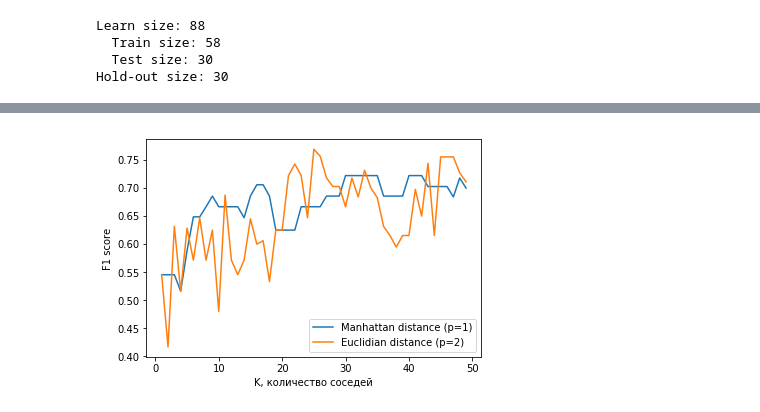
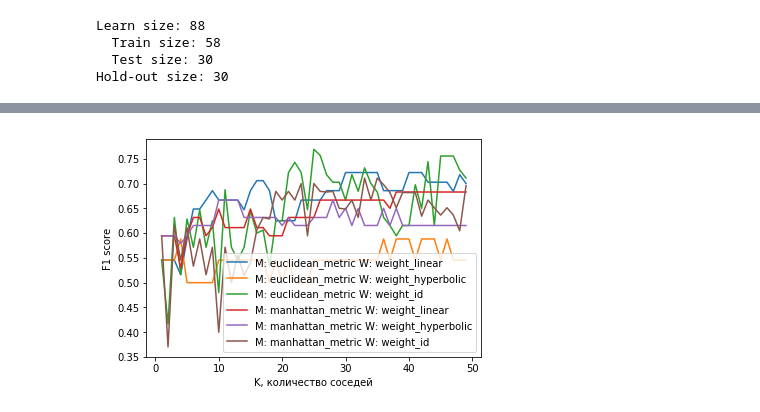
Before and after one commit to sultanko/ml_hw, a Jupyter notebook: hw1/hw1.ipynb, the cells around one changed output, grey strips where cells are left out. Drawn from its saved outputs; the diff is of its cells as text; code cells hidden in the pictures.

```diff
--- a/hw1/hw1.ipynb
+++ b/hw1/hw1.ipynb
@@ -20,24 +19,17 @@ data['Z2'] = ((data['X'] - data['X'].mean())**2 + (data['Y'] - data['Y'].mean())
 # %%
-# TODO: It would be a nice idea to implement KNNClassifier
-# TODO: using k-d trees.
-# accuracy and f1_score usage
-
 def euclidean_metric(x, y):
     return np.linalg.norm(x - y, 2)
 
 def manhattan_metric(x, y):
     return np.linalg.norm(x - y, 1)
 
-def weight0(x, k):
+def weight_linear(x, k):
     return k - x
 
-def weight1(x, k):
+def weight_hyperbolic(x, k):
     return 1./x
 
-def weight2(x, k):
-    return 1./(x**2)
-
-def weight3(x, k):
+def weight_id(x, k):
     return 1
 
 def accuracy(y_true, y_pred):
@@ -51,7 +43,7 @@ def f1_sc(y_true, y_pred):
     prec = tp / (tp + fp)
     return 2 * prec * rec / (prec + rec)
 
-class KNNClassifier(object):
+class KNNClassifier(BaseEstimator):
     def __init__(self, k=1, metric=euclidean_metric, weight=weight0):
         self.k = k
         self.metric = metric
@@ -59,11 +51,13 @@ class KNNClassifier(object):
 
     def get_params(self, deep=False):
         return {"k": self.k,
-               "metric": self.metric}
+               "metric": self.metric,
+               "weight": self.w}
 
     def set_params(self, **params):
         self.k = params["k"]
         self.metric = params["metric"]
+        self.w = params["weight"]
 
     def fit(self, X, y):
         self.X = X
@@ -111,23 +104,24 @@ Learn size: 88
 Hold-out size: 30
 # %%
 Ks = np.arange(1, 50, 1)
+# %%
+metrics = [euclidean_metric, manhattan_metric][:2]
+weights = [weight_linear, weight_hyperbolic, weight_id][:3]
 # %%
 %%time
 
-scores_1 = []
-scores_2 = []
-
-for K in Ks:
-    knn_1 = KNNClassifier(K, metric=euclidean_metric, weight=weight0)
-    knn_2 = KNNClassifier(K, metric=euclidean_metric, weight=weight3)
-    knn_1.fit(X_train, y_train)
-    knn_2.fit(X_train, y_train)
-    scores_1.append(knn_1.score(X_test, y_test, "f1"))
-    scores_2.append(knn_2.score(X_test, y_test, "f1"))
 
 plt.xlabel("K, количество соседей")
 plt.ylabel("F1 score")
-plt.plot(Ks, scores_1, label='Manhattan distance (p=1)')
-plt.plot(Ks, scores_2, label='Euclidian distance (p=2)')
+
+for metric, weight in itertools.product(metrics, weights):
+    scores_1 = []
+    for K in Ks:
+        knn_1 = KNNClassifier(K, metric=metric, weight=weight)
+        knn_1.fit(X_train, y_train)
+        scores_1.append(knn_1.score(X_test, y_test, "f1"))
+
+    plt.plot(Ks, scores_1, label='M: ' + metric.__name__ + ' W: ' + weight.__name__)
+
 plt.legend(loc=0)
 # %% [output]
@@ -136,4 +130,4 @@ Wall time: 4.35 s
-[figure, old version]
+[figure, new version]
 # %%
 %%time
 
```
Also changed, not shown: parts of 8 cells of this notebook.
